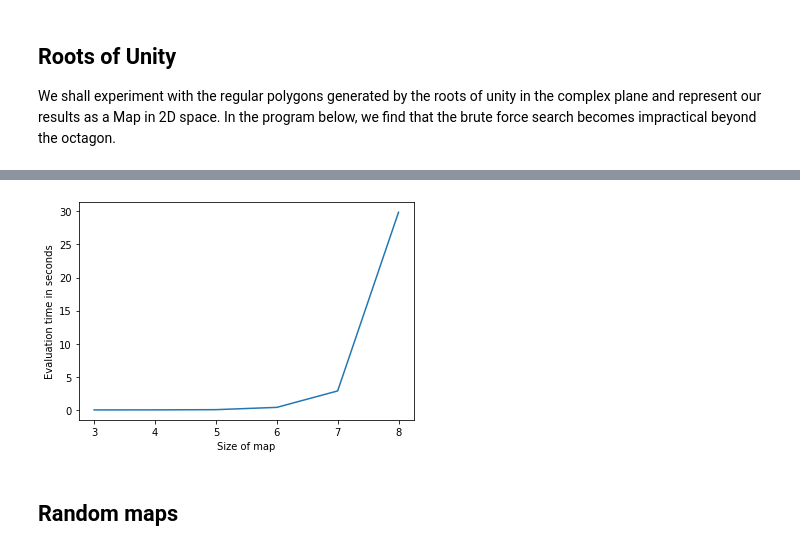
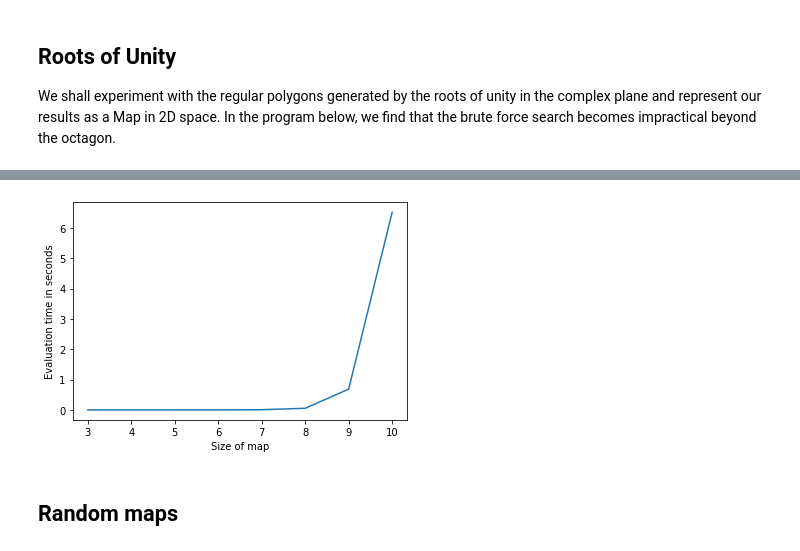
Before and after one commit to Pullabhatla/M2R, a Jupyter notebook: notebooks/brute.ipynb, the cells around one changed output, grey strips where cells are left out. Saved outputs shown, nothing was run; the diff lists cells and outputs as text; code cells hidden in the pictures.

Commit message:
Optimised brute search to run 600 times faster!

```diff
--- a/notebooks/brute.ipynb
+++ b/notebooks/brute.ipynb
@@ -10,7 +10,7 @@ import matplotlib.pyplot as plt
 We shall experiment with the regular polygons generated by the roots of unity in the complex plane and represent our results as a Map in 2D space. In the program below, we find that the brute force search becomes impractical beyond the octagon.
 # %%
 times = []
-for i in range(3, 9):
+for i in range(3, 11):
     t0 = time()
     dummy = brute_tour(gen_poly(i))
     t1 = time()
@@ -34,10 +35,10 @@ Time elapsed: 29.857 seconds
 # %%
-plt.plot([i for i in range(3,9)], times)
+plt.plot([i for i in range(3,11)], times)
 plt.xlabel("Size of map")
 plt.ylabel("Evaluation time in seconds")
 plt.show()
 # %% [output]
-[figure, old version]
+[figure, new version]
 # %% [markdown]
 ## Random maps
 # %%
```
Also changed, not shown: parts of 3 cells of this notebook, 2 other files.
